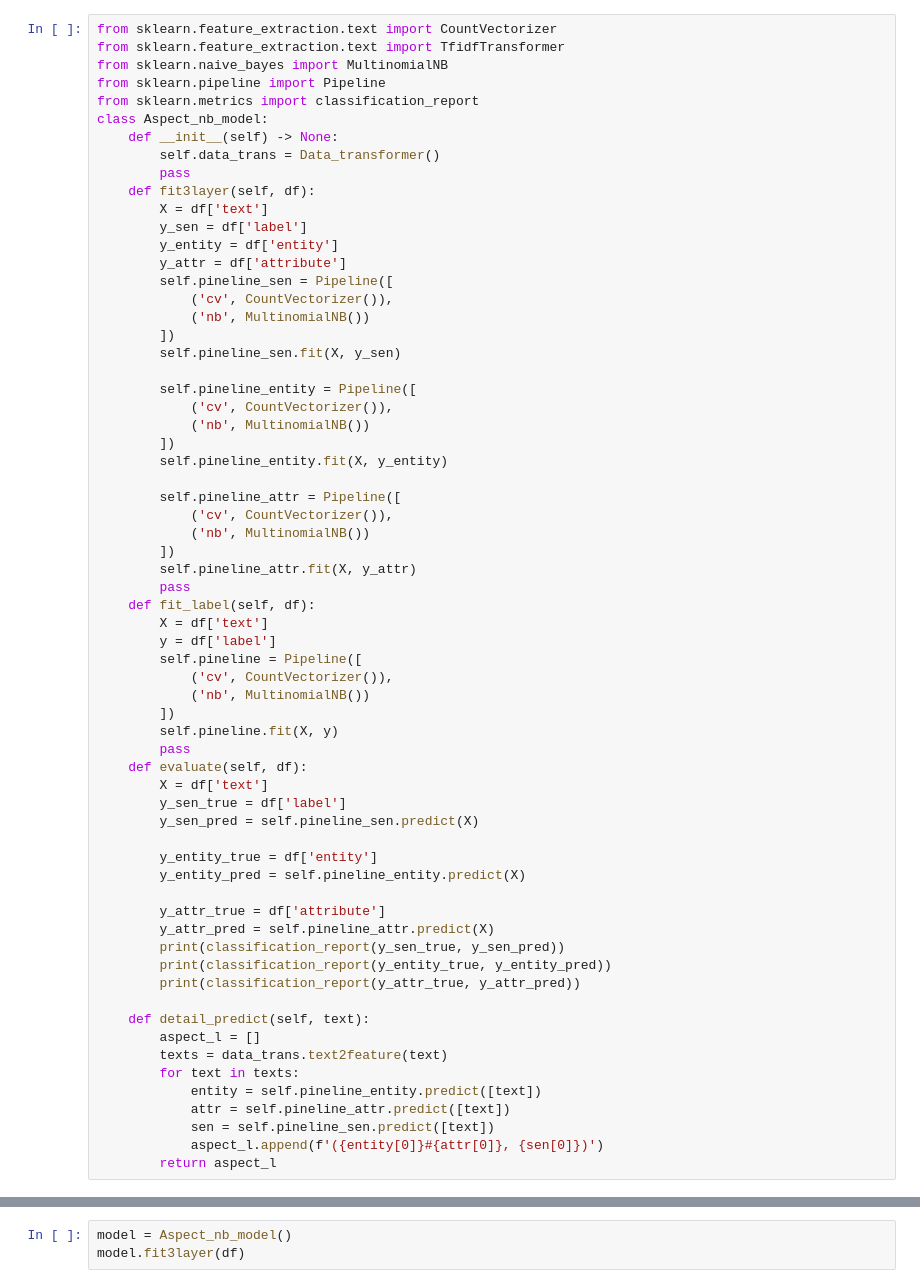
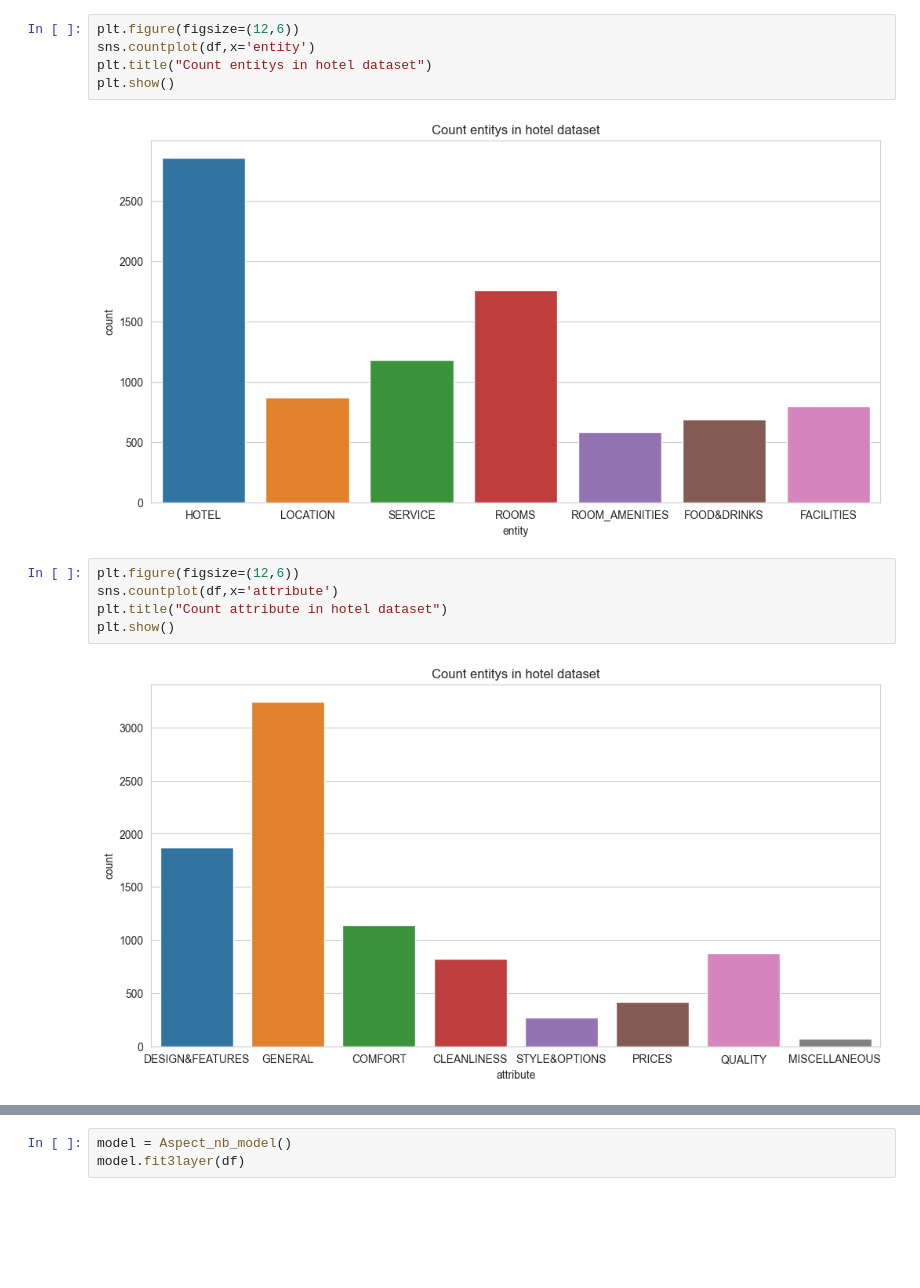
Before and after one commit to 4ursmile/Aspect-Sentiment-Analysis, a Jupyter notebook: Assignment_1-group_4.ipynb, the cells around one changed output, grey strips where cells are left out. Saved outputs shown, nothing was run; the diff lists cells and outputs as text; blank space fills up the shorter version.

```diff
--- a/Assignment_1-group_4.ipynb
+++ b/Assignment_1-group_4.ipynb
@@ -107,65 +263,14 @@ sns.countplot(df,x='attribute')
-# %%
-from sklearn.feature_extraction.text import CountVectorizer
-from sklearn.feature_extraction.text import TfidfTransformer
-from sklearn.naive_bayes import MultinomialNB
-from sklearn.pipeline import Pipeline
-from sklearn.metrics import classification_report
-class Aspect_nb_model:
-    def __init__(self) -> None:
-        self.data_trans = Data_transformer()
-        pass
-    def fit3layer(self, df):
-        X = df['text']
-        y_sen = df['label']
-        y_entity = df['entity']
-        y_attr = df['attribute']
-        self.pineline_sen = Pipeline([
-            ('cv', CountVectorizer()),
-            ('nb', MultinomialNB())
-        ])
-        self.pineline_sen.fit(X, y_sen)
-
-        self.pineline_entity = Pipeline([
-            ('cv', CountVectorizer()),
-            ('nb', MultinomialNB())
-        ])
-        self.pineline_entity.fit(X, y_entity)
-
-        self.pineline_attr = Pipeline([
-            ('cv', CountVectorizer()),
-            ('nb', MultinomialNB())
-        ])
-        self.pineline_attr.fit(X, y_attr)
-        pass
-    def fit_label(self, df):
-        X = df['text']
-        y = df['label']
-        self.pineline = Pipeline([
-            ('cv', CountVectorizer()),
-            ('nb', MultinomialNB())
-        ])
-        self.pineline.fit(X, y)
-        pass
-    def evaluate(self, df):
-        X = df['text']
-        y_sen_true = df['label']
-        y_sen_pred = self.pineline_sen.predict(X)
-
-        y_entity_true = df['entity']
-        y_entity_pred = self.pineline_entity.predict(X)
-
-        y_attr_true = df['attribute']
-        y_attr_pred = self.pineline_attr.predict(X)
-        print(classification_report(y_sen_true, y_sen_pred))
-        print(classification_report(y_entity_true, y_entity_pred))
-        print(classification_report(y_attr_true, y_attr_pred))
-
-    def detail_predict(self, text):
-        aspect_l = []
-        texts = data_trans.text2feature(text)
-        for text in texts:
-            entity = self.pineline_entity.predict([text])
-            attr = self.pineline_attr.predict([text])
-            sen = self.pineline_sen.predict([text])
-            aspect_l.append(f'({entity[0]}#{attr[0]}, {sen[0]})')
-        return aspect_l
+# %%
+plt.figure(figsize=(12,6))
+sns.countplot(df,x='entity')
+plt.title("Count entitys in hotel dataset")
+plt.show()
+# %% [output]
+[figure, added]
+# %%
+plt.figure(figsize=(12,6))
+sns.countplot(df,x='attribute')
+plt.title("Count attribute in hotel dataset")
+plt.show()
+# %% [output]
+[figure, added]
```
Also changed, not shown: parts of 27 cells of this notebook, 1 other file.
